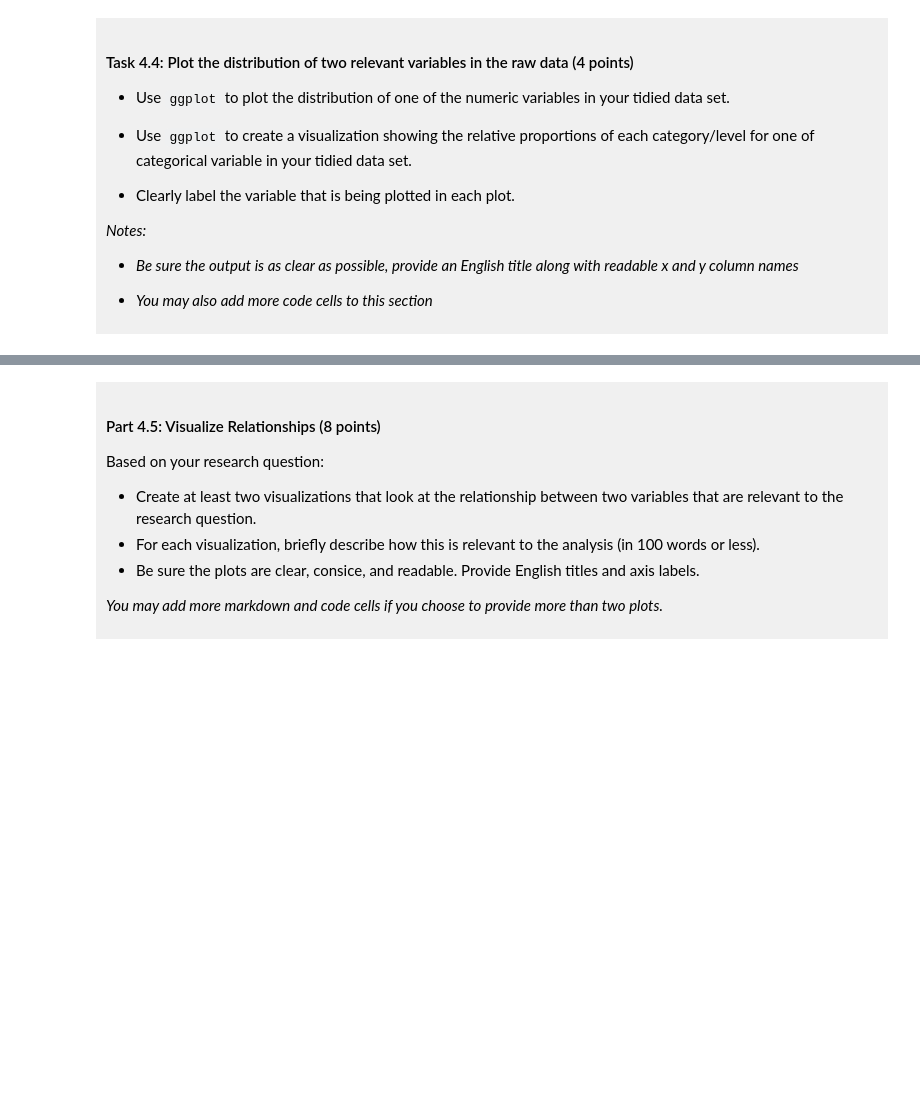
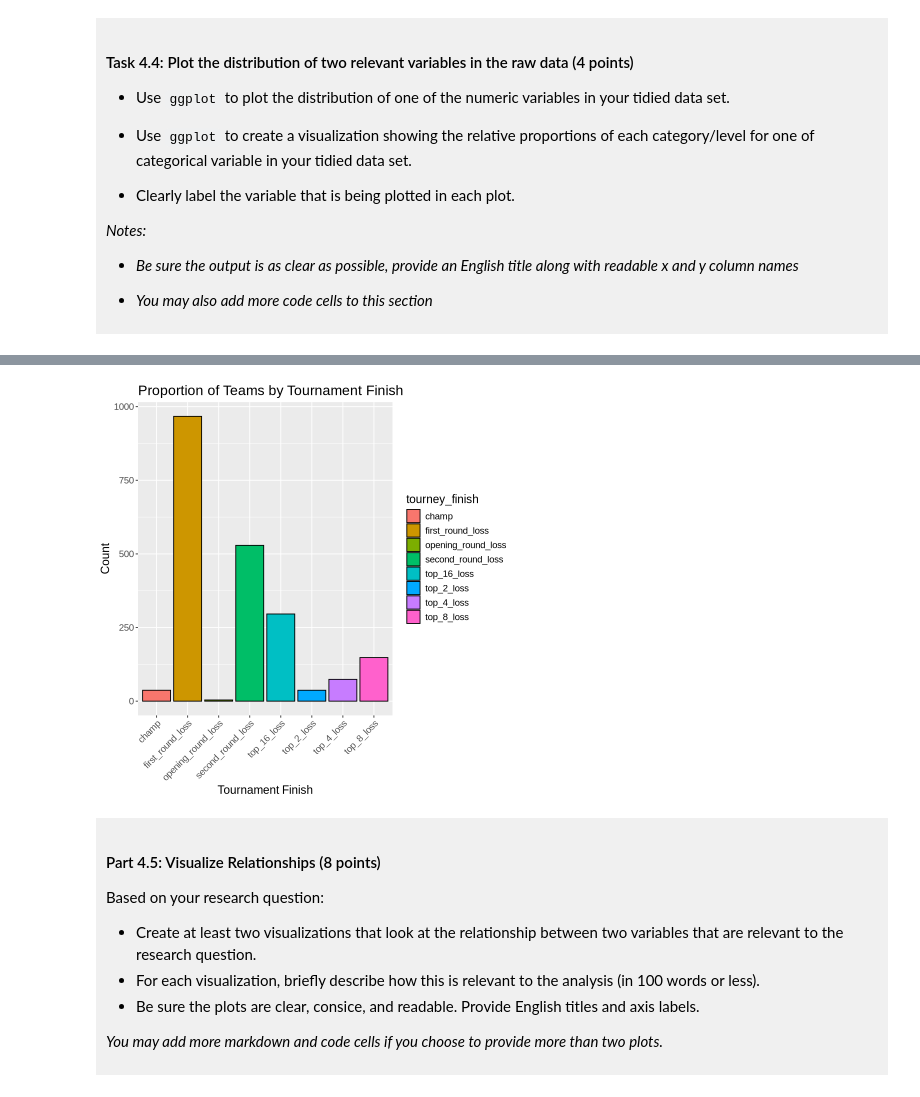
Before and after one commit to newnyy/dsci-100-project-newsha-khedri, a Jupyter notebook: dsci-100-project-notebook.ipynb, the cells around one changed output, grey strips where cells are left out. Cells and saved outputs as stored; diff of their text form; code cells hidden in the pictures; blank space fills up the shorter version.

```diff
--- a/dsci-100-project-notebook.ipynb
+++ b/dsci-100-project-notebook.ipynb
@@ -306,5 +361,13 @@ You will refine your research question (if needed) and produce a tidy data set.
 # %%
-### EDIT THIS CODE CELL FOR PLOT 2 ###
+plot_2 <- ggplot(march_clean, aes(x = tourney_finish, fill = tourney_finish)) +
+  geom_bar(color = "black") +
+  labs( x = "Tournament Finish",
+    y = "Count", title = "Proportion of Teams by Tournament Finish") +
+  theme( text = element_text(size = 14),axis.text.x = element_text(angle = 45, hjust = 1))
+
+plot_2
+# %% [output]
+[figure, added]
 # %% [markdown]
 <div style="background-color: #f0f0f0; padding: 10px;">
 
```
Also changed, not shown: parts of 8 cells of this notebook.
